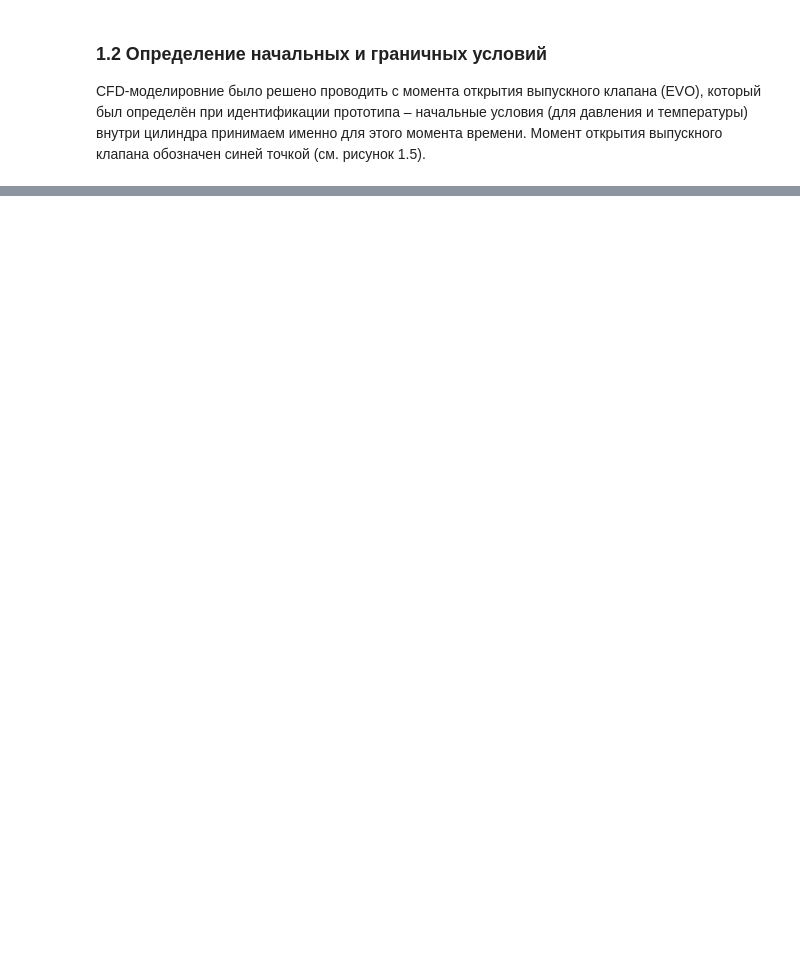
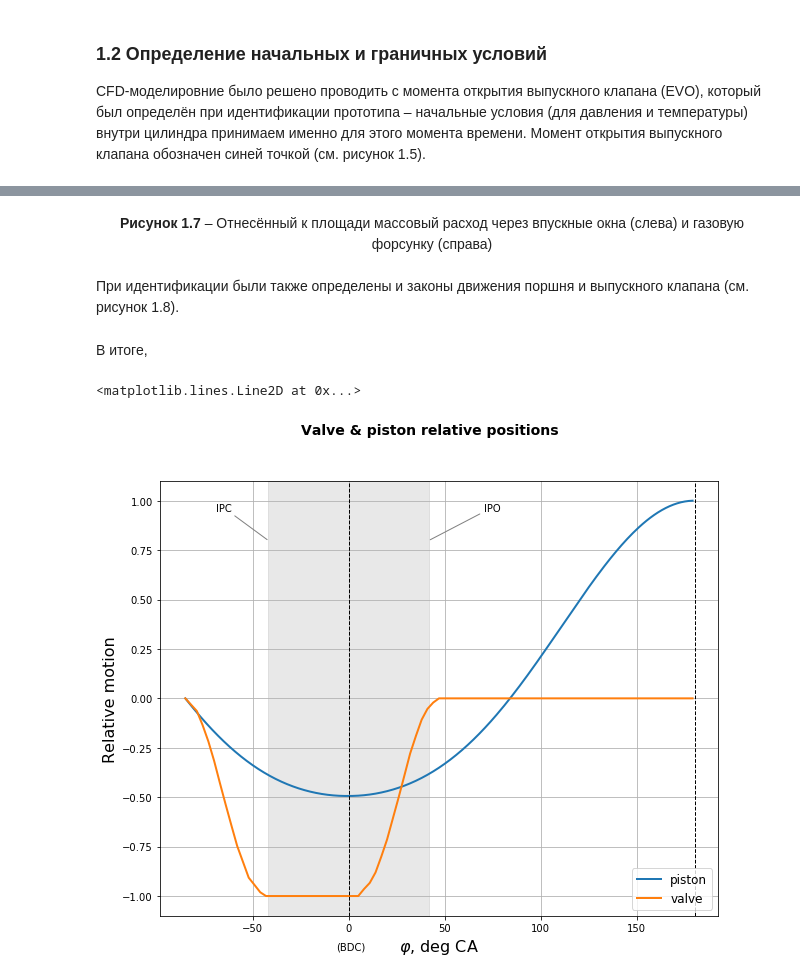
Before and after one commit to staneuski/dualFuelEngine, a Jupyter notebook: etc/FlowVision/MAN_BnW.ipynb, the cells around one changed output, grey strips where cells are left out. Drawn from its saved outputs; the diff is of its cells as text; code cells hidden in the pictures; blank space fills up the shorter version.

```diff
--- a/etc/FlowVision/MAN_BnW.ipynb
+++ b/etc/FlowVision/MAN_BnW.ipynb
@@ -415,0 +526,56 @@ $^{1}$ - давление на впуске при расчёте не испо
+# %% [markdown]
+<center>
+    <b> Рисунок 1.7 </b> – Отнесённый к площади массовый расход через впускные окна (слева) и газовую форсунку (справа)
+</center>
+<br>
+
+При идентификации были также определены и законы движения поршня и выпускного клапана (см. рисунок 1.8).
+# %% [markdown]
+В итоге,
+# %%
+plt.figure(
+    figsize = (xFigSize/2, yFigSize)
+).suptitle(
+    'Valve & piston relative positions', fontweight = 'bold', fontsize = subplotFontSize
+)
+plt.plot(
+    range(-EVO, 180),
+    pistonCoord
+   /max(pistonCoord),
+    linewidth = linewidthHeavy,
+    label = 'piston'
+)
+plt.plot(
+    range(-EVO, 180, valveCoordFrequency),
+  - valveCoord
+   /min(valveCoord),
+    linewidth = linewidthHeavy,
+    label = 'valve'
+)
+plt.annotate(
+    '(BDC)', (1, 1),
+    xytext = (EVO/(EVO + 180)*1.15, -0.06), textcoords = 'axes fraction',
+    horizontalalignment = 'right', verticalalignment = 'top'
+)
+plt.annotate(
+    'IPC', xy = (-IPO, 0.8),  xycoords = 'data',
+    xytext = (0.1, 0.95), textcoords = 'axes fraction',
+    arrowprops = dict(arrowstyle = "-", color = "0.5", shrinkB = 1),
+    horizontalalignment = 'left', verticalalignment = 'top'
+)
+plt.annotate(
+    'IPO', xy =(IPO, 0.8), xycoords = 'data',
+    xytext = (0.58, 0.95), textcoords = 'axes fraction',
+    arrowprops = dict(arrowstyle = "-", color = "0.5", shrinkB = 1),
+    horizontalalignment = 'left', verticalalignment = 'top'
+)
+plt.grid( True );    plt.legend( loc = 'lower right', fontsize = legendFontSize )
+plt.xlabel( '$\\varphi$, deg CA', fontsize = labelFontSize )
+plt.ylabel( 'Relative motion', fontsize = labelFontSize )
+
+plt.axvspan(-IPC, IPO, alpha = 0.18, color = 'grey')
+plt.axvline(x = 0, color = 'black', linestyle = '--', linewidth = linewidthLight)
+plt.axvline(x = 180, color = 'black', linestyle = '--', linewidth = linewidthLight)
+# %% [output]
+<matplotlib.lines.Line2D at 0x...>
+[figure, added]
```
Also changed, not shown: parts of 25 cells of this notebook, 3 other files.
